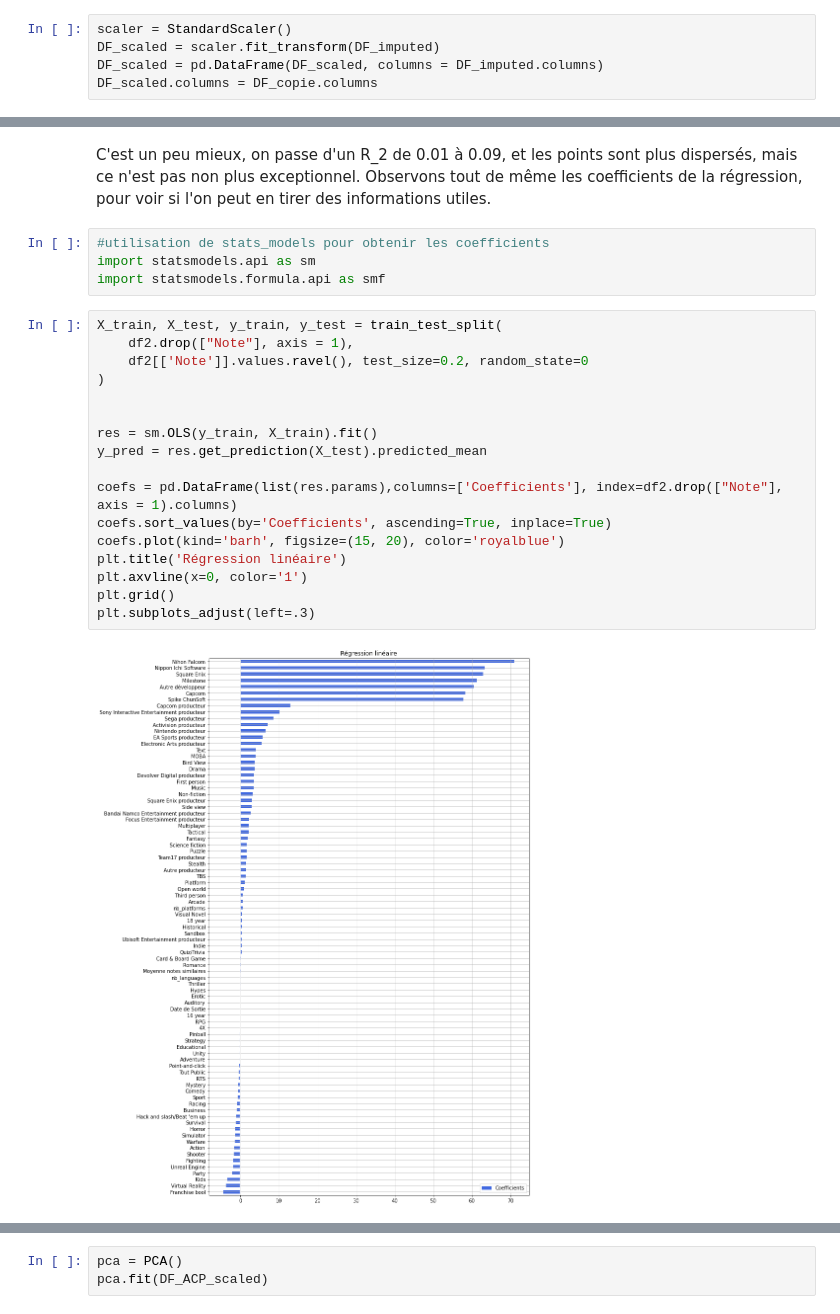
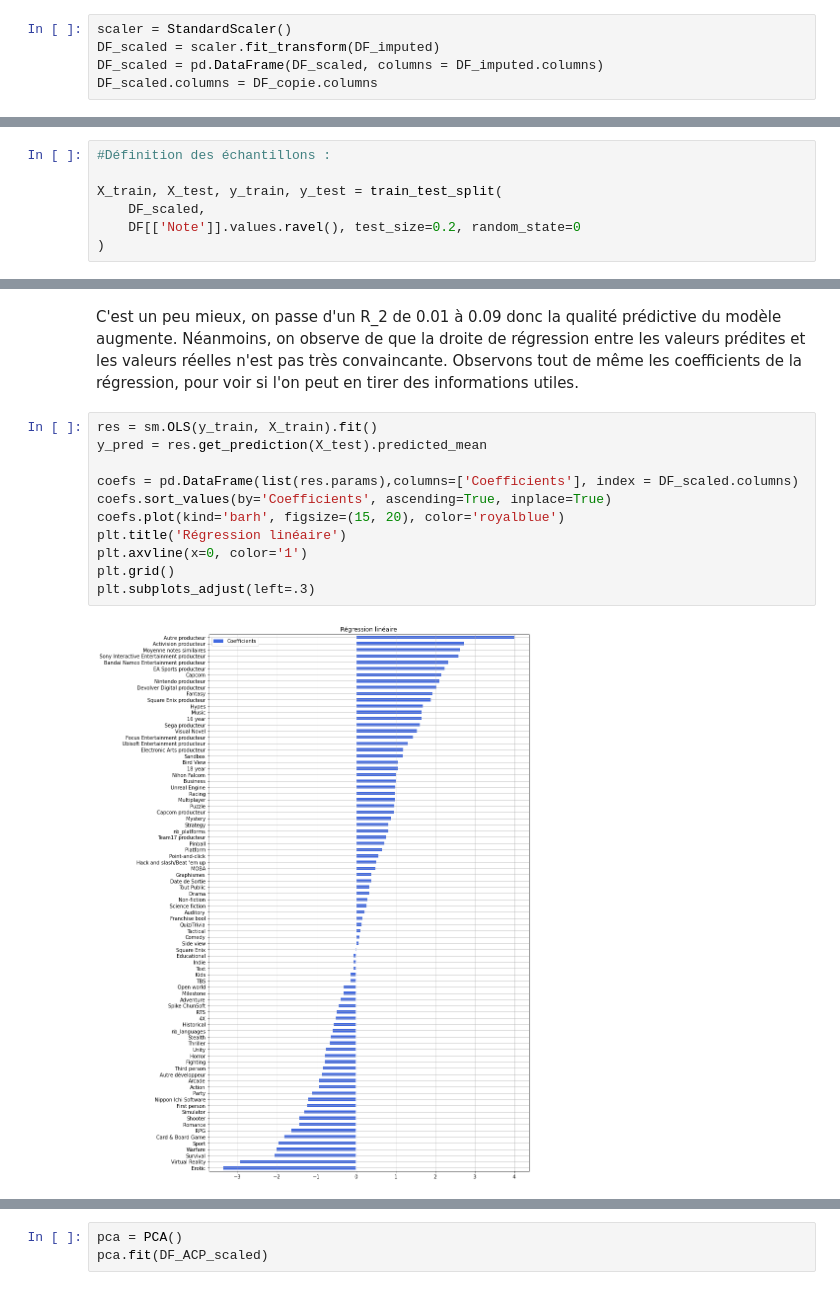
Before and after one commit to PyTomSss/PythonProjects, a Jupyter notebook: Project_Notebook.ipynb, the cells around one changed output, grey strips where cells are left out. Cells and saved outputs as stored; diff of their text form.

Commit message:
Fin model

```diff
--- a/Project_Notebook.ipynb
+++ b/Project_Notebook.ipynb
@@ -1858,0 +1820,7 @@ R_2 : 0.09768780600128946
+# %%
+#Définition des échantillons :
+
+X_train, X_test, y_train, y_test = train_test_split(
+    DF_scaled,
+    DF[['Note']].values.ravel(), test_size=0.2, random_state=0
+)
@@ -1859,28 +1878,19 @@ R_2 : 0.09768780600128946
 # %% [markdown]
-C'est un peu mieux, on passe d'un R_2 de 0.01 à 0.09, et les points sont plus dispersés, mais ce n'est pas non plus exceptionnel. Observons tout de même les coefficients de la régression, pour voir si l'on peut en tirer des informations utiles.
+C'est un peu mieux, on passe d'un R_2 de 0.01 à 0.09 donc la qualité prédictive du modèle augmente.
+Néanmoins, on observe de que la droite de régression entre les valeurs prédites et les valeurs réelles n'est pas très convaincante. Observons tout de même les coefficients de la régression, pour voir si l'on peut en tirer des informations utiles.
-# %%
-#utilisation de stats_models pour obtenir les coefficients
-import statsmodels.api as sm
-import statsmodels.formula.api as smf
 # %%
-X_train, X_test, y_train, y_test = train_test_split(
-    df2.drop(["Note"], axis = 1),
-    df2[['Note']].values.ravel(), test_size=0.2, random_state=0
-)
-
-
 res = sm.OLS(y_train, X_train).fit()
 y_pred = res.get_prediction(X_test).predicted_mean
 
-coefs = pd.DataFrame(list(res.params),columns=['Coefficients'], index=df2.drop(["Note"], axis = 1).columns)
+coefs = pd.DataFrame(list(res.params),columns=['Coefficients'], index = DF_scaled.columns)
 coefs.sort_values(by='Coefficients', ascending=True, inplace=True)
 coefs.plot(kind='barh', figsize=(15, 20), color='royalblue')
 plt.title('Régression linéaire')
 plt.axvline(x=0, color='1')
 plt.grid()
 plt.subplots_adjust(left=.3)
 # %% [output]
-[figure, old version]
+[figure, new version]
 # %% [markdown]
 Il est au moins rassurant de voir que la régression mets bien en évidence le fait que les gros studios ont plus de chance de sortir des jeux appréciés.
 Essayons maintenant une régression LASSO car il y a probablement de l'overfitting dans le modèle d'une régression multivariée classique
```
Also changed, not shown: parts of 59 cells of this notebook.
